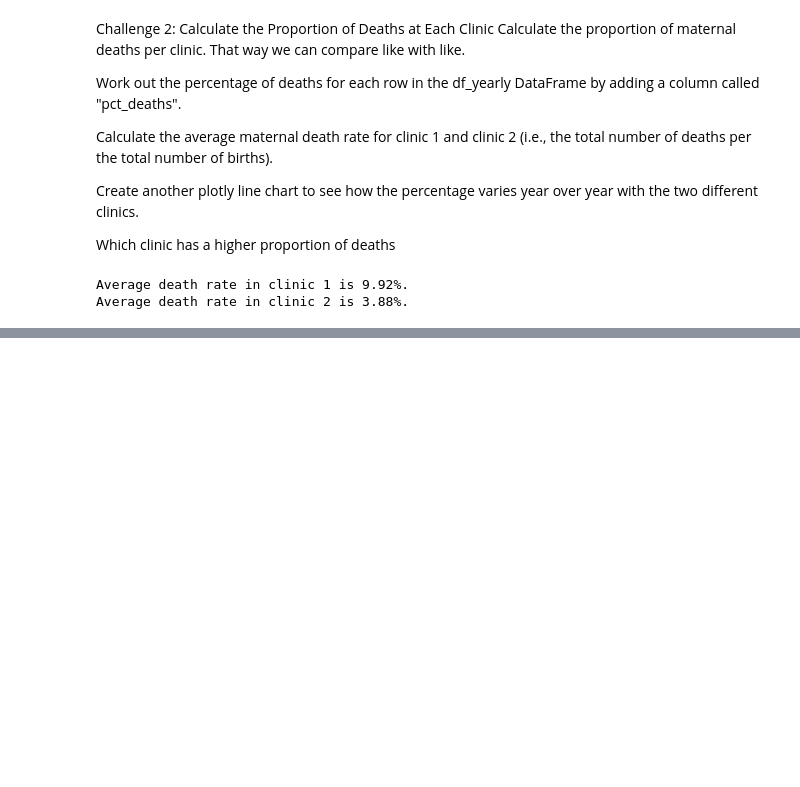
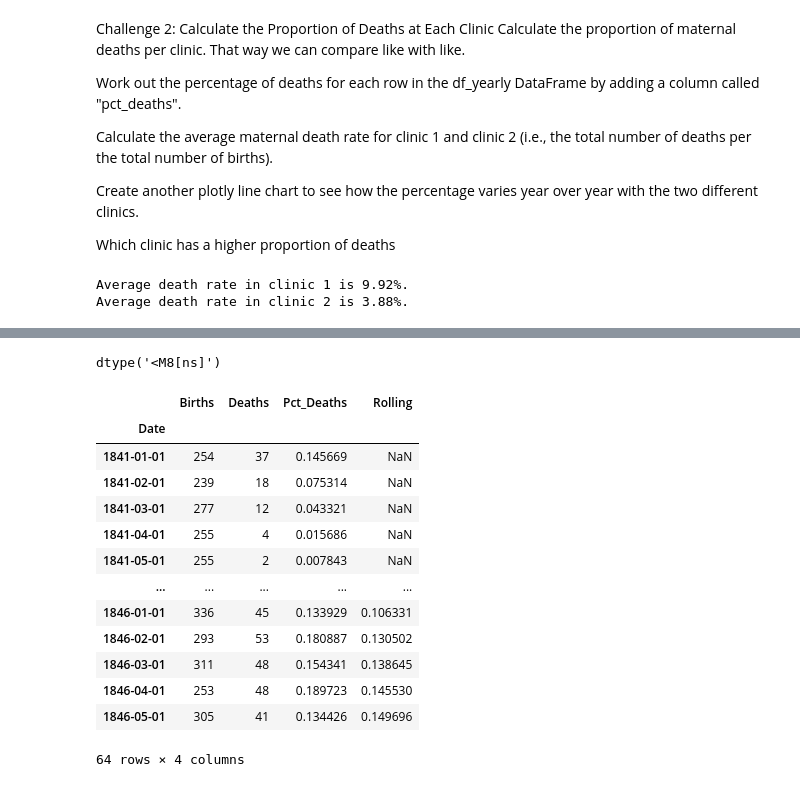
Before and after one commit to shane-221/Python_Basics, a Jupyter notebook: 09_Advanced-Data_Analysis(Pandas-Plotly-Seaborn)/80_Day_80_T-Tests_and _Distributions/main.ipynb, the cells around one changed output, grey strips where cells are left out. Saved outputs shown, nothing was run; the diff lists cells and outputs as text; code cells hidden in the pictures; blank space fills up the shorter version.

```diff
--- a/09_Advanced-Data_Analysis(Pandas-Plotly-Seaborn)/80_Day_80_T-Tests_and _Distributions/main.ipynb
+++ b/09_Advanced-Data_Analysis(Pandas-Plotly-Seaborn)/80_Day_80_T-Tests_and _Distributions/main.ipynb
@@ -133,0 +289,26 @@ line.show()
+# %%
+before_handwashing.index= before_handwashing.index.astype(str)
+after_handwashing.index =after_handwashing.index.astype(str)
+before_handwashing.index = pd.to_datetime(before_handwashing.index)
+after_handwashing.index = pd.to_datetime(after_handwashing.index)
+
+before_handwashing.index.dtype
+# %% [output]
+dtype('<M8[ns]')
+# %%
+before_handwashing
+# %% [output]
+|  | Births | Deaths | Pct_Deaths | Rolling |
+| Date |  |  |  |  |
+| 1841-01-01 | 254 | 37 | 0.145669 | NaN |
+| 1841-02-01 | 239 | 18 | 0.075314 | NaN |
+| 1841-03-01 | 277 | 12 | 0.043321 | NaN |
+| 1841-04-01 | 255 | 4 | 0.015686 | NaN |
+| 1841-05-01 | 255 | 2 | 0.007843 | NaN |
+| ... | ... | ... | ... | ... |
+| 1846-01-01 | 336 | 45 | 0.133929 | 0.106331 |
+| 1846-02-01 | 293 | 53 | 0.180887 | 0.130502 |
+| 1846-03-01 | 311 | 48 | 0.154341 | 0.138645 |
+| 1846-04-01 | 253 | 48 | 0.189723 | 0.145530 |
+| 1846-05-01 | 305 | 41 | 0.134426 | 0.149696 |
+64 rows × 4 columns
```
Also changed, not shown: parts of 19 cells of this notebook.
